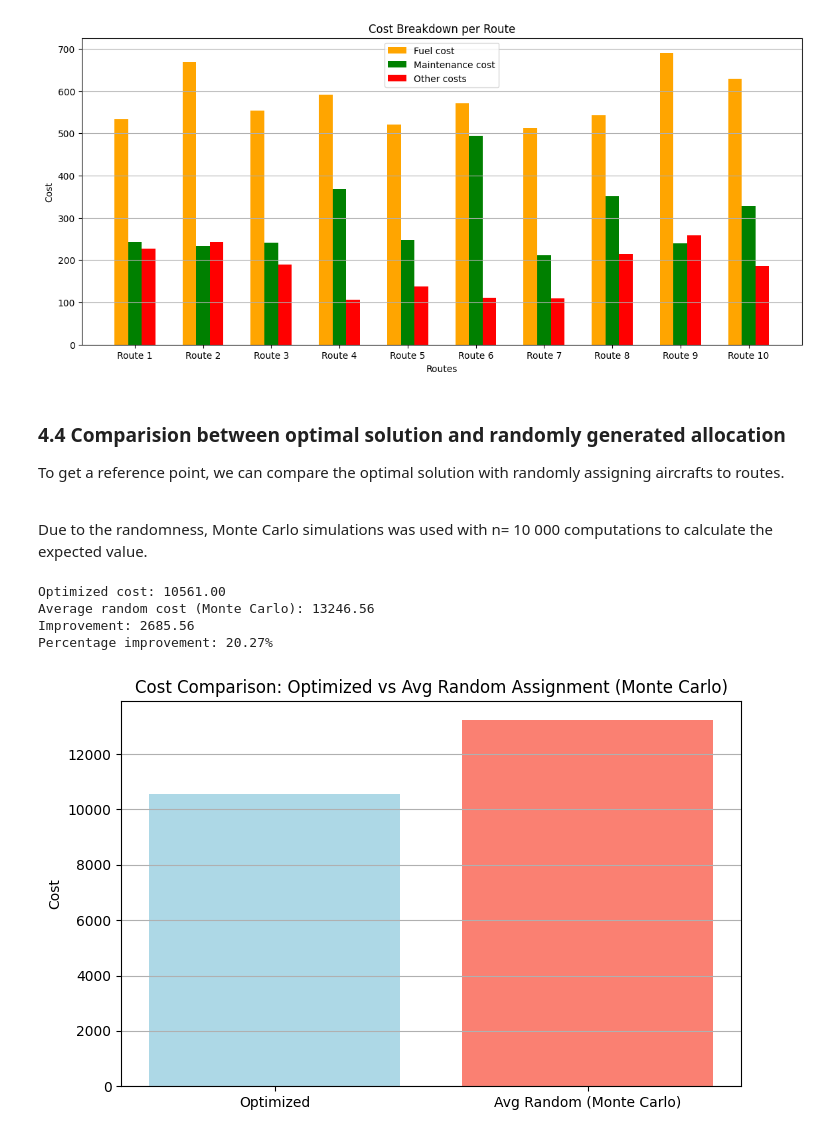
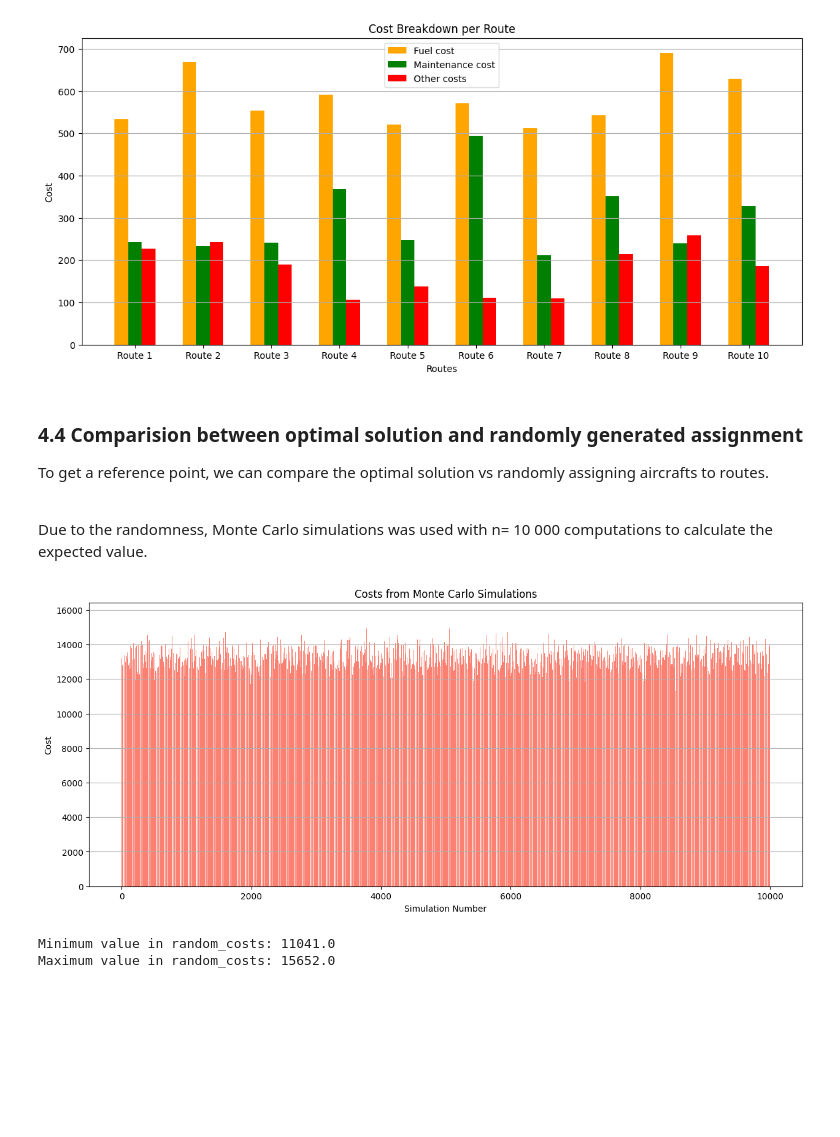
Before and after one commit to andrillion/Projects, a Jupyter notebook: tail_assignment.ipynb, the cells around one changed output. Cells and saved outputs as stored; diff of their text form; code cells hidden in the pictures; blank space fills up the shorter version.

```diff
--- a/tail_assignment.ipynb
+++ b/tail_assignment.ipynb
@@ -428,9 +461,9 @@ plt.show()
 # %% [output]
 [figure]
 # %% [markdown]
-### 4.4 Comparision between optimal solution and randomly generated allocation
+### 4.4 Comparision between optimal solution and randomly generated assignment
 
-To get a reference point, we can compare the optimal solution with randomly assigning aircrafts to routes.
+To get a reference point, we can compare the optimal solution vs randomly assigning aircrafts to routes.
 
 <br>
 
@@ -438,56 +471,51 @@ Due to the randomness, Monte Carlo simulations was used with n= 10 000 computati
 # %%
 # Function to generate random assignments and calculate cost
 def random_assignment(num_planes, num_routes):
     assignments_random = np.zeros((num_planes, num_routes))
     for j in range(num_routes):
         i = np.random.choice(range(num_planes))
         assignments_random[i, j] = 1
     return assignments_random
 
 # Monte Carlo simulation to get the average random cost
 def monte_carlo_simulation(num_simulations, num_planes, num_routes, total_costs):
     total_random_costs = 0
+
+    random_costs = []  # List to hold costs of each simulation
+
     for _ in range(num_simulations):
         random_assignments = random_assignment(num_planes, num_routes)
         random_cost = sum(total_costs[i, j] * random_assignments[i, j] for i in range(num_planes) for j in range(num_routes))
         total_random_costs += random_cost
+
+        random_costs.append(random_cost)  # Store each random cost
+
     average_random_cost = total_random_costs / num_simulations
-    return average_random_cost
+    return average_random_cost, random_costs # ##
 
 # Set the number of simulations
 num_simulations = 10000
 
 # Run Monte Carlo simulation to get average random cost
-average_random_cost = monte_carlo_simulation(num_simulations, num_planes, num_routes, total_costs)
+average_random_cost, random_costs = monte_carlo_simulation(num_simulations, num_planes, num_routes, total_costs)
 
-# Compare costs
-optimized_cost = total_cost
-improvement = average_random_cost - optimized_cost
-percentage_improvement = (improvement / average_random_cost) * 100
-
-print(f'Optimized cost: {optimized_cost:.2f}')
-print(f'Average random cost (Monte Carlo): {average_random_cost:.2f}')
-print(f'Improvement: {improvement:.2f}')
-print(f'Percentage improvement: {percentage_improvement:.2f}%')
-print()
-print()
-
-
-# Visualize the results
-labels = ['Optimized', 'Avg Random (Monte Carlo)']
-costs = [optimized_cost, average_random_cost]
-
-plt.figure(figsize=(8, 5))
-plt.bar(labels, costs, color=['lightblue', 'salmon'])
+# Plotting the costs for each simulation
+plt.figure(figsize=(15, 6))
+plt.bar(range(num_simulations), random_costs, color='salmon')
+plt.xlabel('Simulation Number')
 plt.ylabel('Cost')
-plt.title('Cost Comparison: Optimized vs Avg Random Assignment (Monte Carlo)')
+plt.title('Costs from Monte Carlo Simulations')
 plt.grid(axis='y')
-
 plt.show()
-print()
 # %% [output]
-Optimized cost: 10561.00
-Average random cost (Monte Carlo): 13246.56
-Improvement: 2685.56
-Percentage improvement: 20.27%
-[figure, old version]
+[figure, new version]
+# %%
+# Check for minimum and maximum values from the monte carle simulations
+min_cost = np.min(random_costs)
+max_cost = np.max(random_costs)
+
+print(f"Minimum value in random_costs: {min_cost}")
+print(f"Maximum value in random_costs: {max_cost}")
+# %% [output]
+Minimum value in random_costs: 11041.0
+Maximum value in random_costs: 15652.0
```
Also changed, not shown: parts of 13 cells of this notebook.
